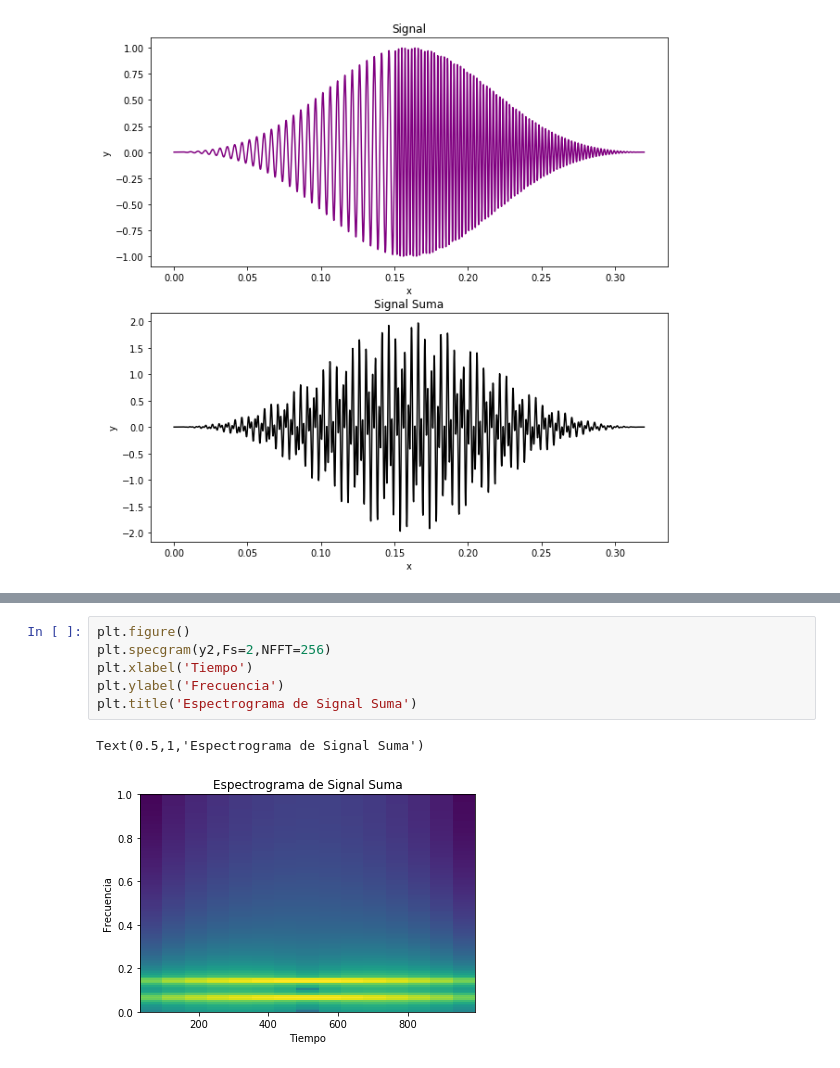
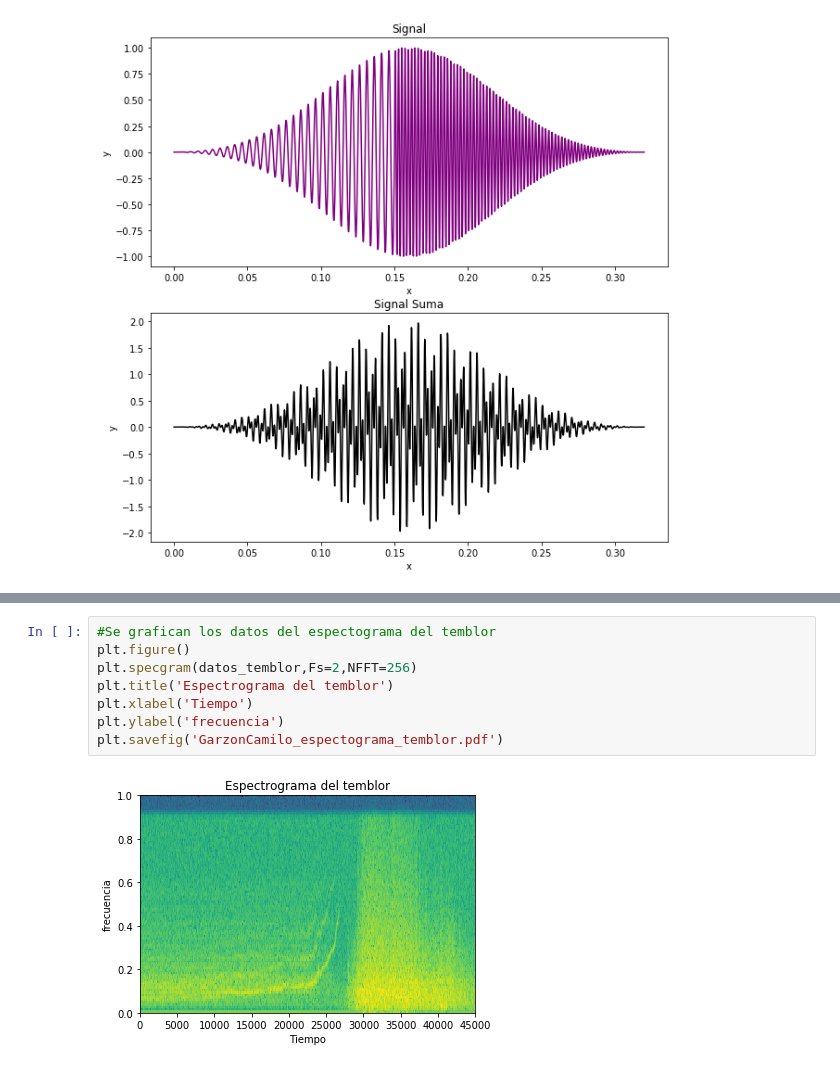
Before and after one commit to camilogarzonrojas/GarzonCamilo_hw2, a Jupyter notebook: Untitled.ipynb, the cells around one changed output, grey strips where cells are left out. Drawn from its saved outputs; the diff is of its cells as text.

```diff
--- a/Untitled.ipynb
+++ b/Untitled.ipynb
@@ -97,9 +115,10 @@ Text(0.5,1,'Espectrograma de Signal')
 # %%
+#Se grafican los datos del espectograma del temblor
 plt.figure()
-plt.specgram(y2,Fs=2,NFFT=256)
+plt.specgram(datos_temblor,Fs=2,NFFT=256)
+plt.title('Espectrograma del temblor')
 plt.xlabel('Tiempo')
-plt.ylabel('Frecuencia')
-plt.title('Espectrograma de Signal Suma')
+plt.ylabel('frecuencia')
+plt.savefig('GarzonCamilo_espectograma_temblor.pdf')
 # %% [output]
-Text(0.5,1,'Espectrograma de Signal Suma')
-[figure, old version]
+[figure, new version]
```
Also changed, not shown: parts of 7 cells of this notebook, 6 other files.
